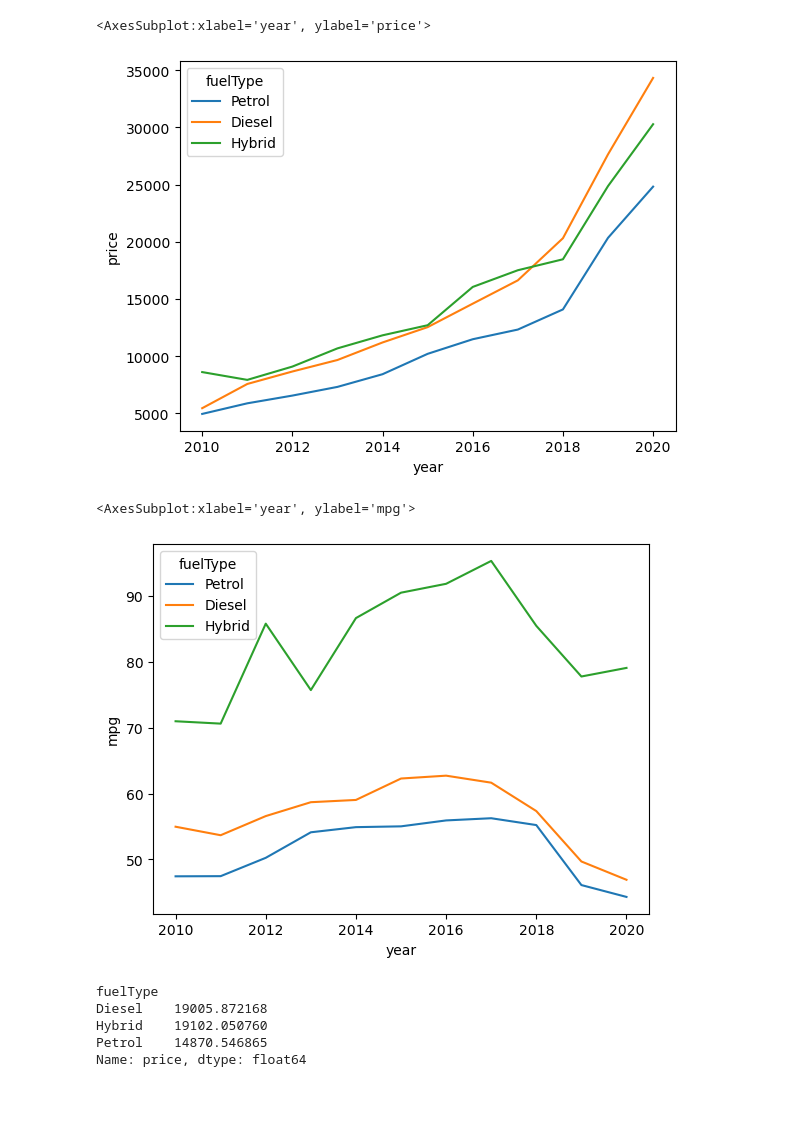
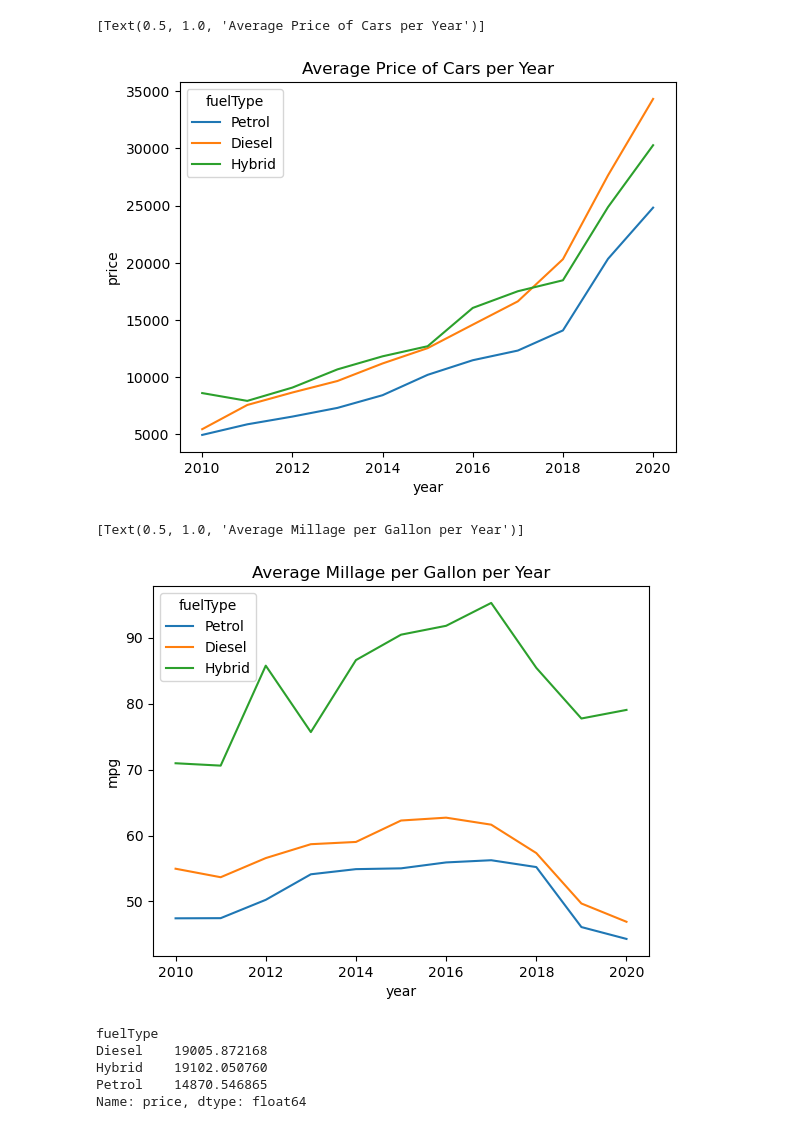
Before and after one commit to patpmcm/UCDPA_PatrickMcMahon, a Jupyter notebook: Car_Stats.ipynb, the cells around one changed output. Drawn from its saved outputs; the diff is of its cells as text; code cells hidden in the pictures; blank space fills up the shorter version.

```diff
--- a/Car_Stats.ipynb
+++ b/Car_Stats.ipynb
@@ -7,32 +7,32 @@ import numpy as py
 # %%
 cars_data_csv = pd.read_csv('Useable Cars dataset.csv')
 cars_data = pd.DataFrame(cars_data_csv)
 cars_data_essential_columns = cars_data[['Make', 'model', 'year', 'price', 'fuelType', 'mpg']]
 cars_data_essential_columns.set_index('fuelType')
 
 options = ['Petrol', 'Diesel', 'Hybrid']
 
 cars_filtered = cars_data_essential_columns.loc[cars_data_essential_columns['fuelType'].isin(options)]
 
 cars_filtered.set_index('year')
 
 years = [2010, 2011, 2012, 2013, 2014, 2015, 2016, 2017, 2018, 2019, 2020]
 
 cars_filtered2 = cars_filtered.loc[cars_filtered['year'].isin(years)]
 
 cars_filtered2.groupby(['fuelType', 'year'])['price'].mean()
 
-sns.lineplot(x = 'year', y = 'price', data = cars_filtered2, hue = 'fuelType', ci = None)
+sns.lineplot(x = 'year', y = 'price', data = cars_filtered2, hue = 'fuelType', ci = None).set(title = 'Average Price of Cars per Year')
 # %% [output]
-<AxesSubplot:xlabel='year', ylabel='price'>
+[Text(0.5, 1.0, 'Average Price of Cars per Year')]
-[figure, old version]
+[figure, new version]
 # %%
 cars_filtered2.groupby(['fuelType', 'year'])['mpg'].mean()
 
-sns.lineplot(x = 'year', y = 'mpg', data = cars_filtered2, hue = 'fuelType', ci = None)
+sns.lineplot(x = 'year', y = 'mpg', data = cars_filtered2, hue = 'fuelType', ci = None).set(title = 'Average Millage per Gallon per Year')
 # %% [output]
-<AxesSubplot:xlabel='year', ylabel='mpg'>
+[Text(0.5, 1.0, 'Average Millage per Gallon per Year')]
-[figure, old version]
+[figure, new version]
 # %%
 cars_filtered2.groupby('fuelType',)['price'].mean()
 # %% [output]
```
Also changed, not shown: parts of 2 cells of this notebook, 2 other files.
